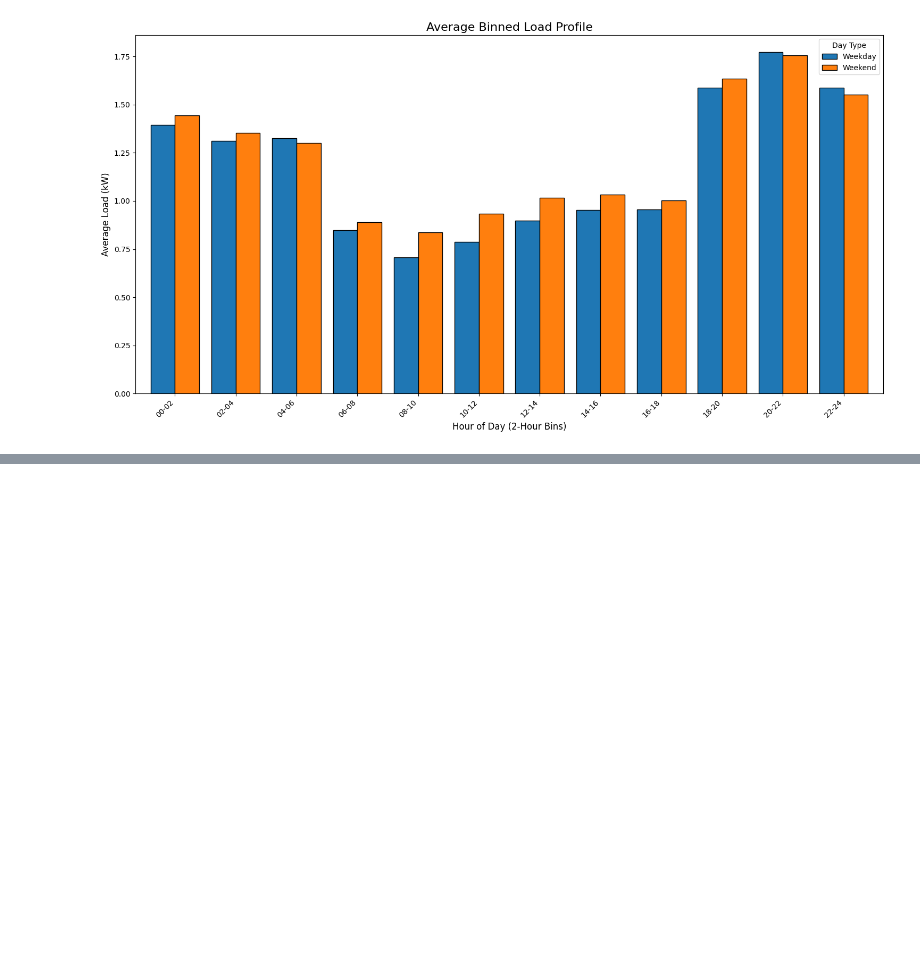
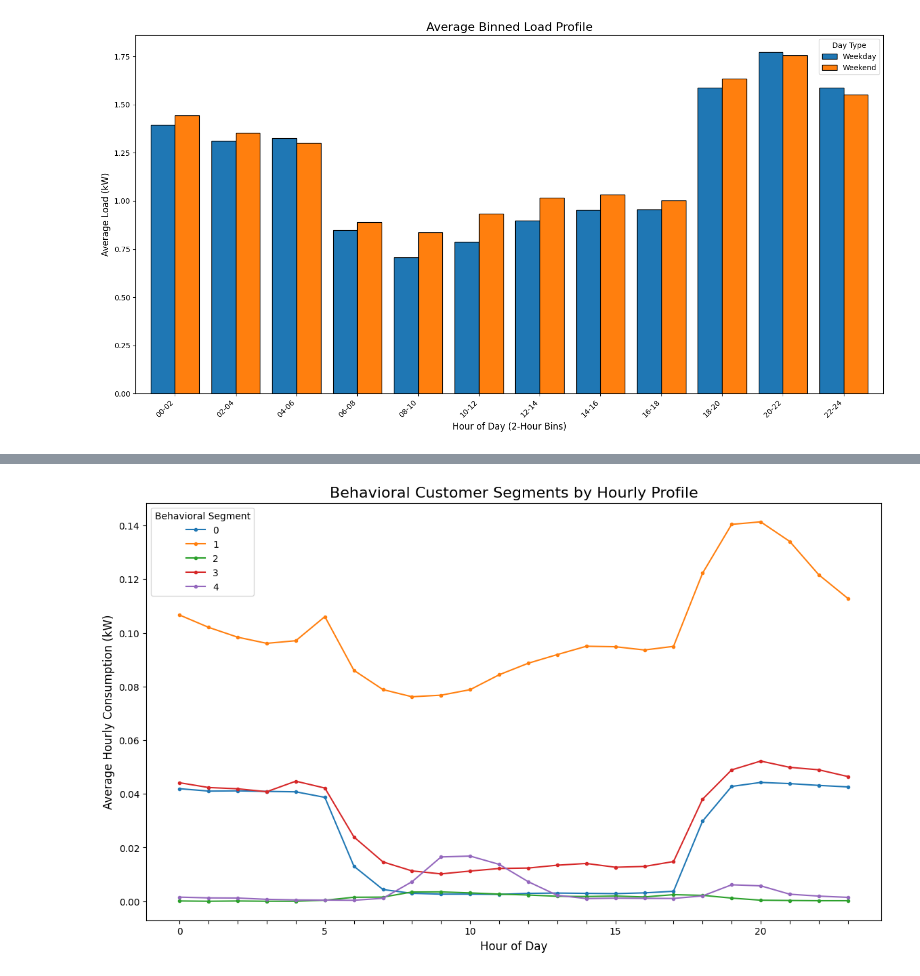
Before and after one commit to MrCupid75/Onaa-Mini-Grid-Customer-Segmentation, a Jupyter notebook: Daily Electricity Usage/main.ipynb, the cells around one changed output, grey strips where cells are left out. Drawn from its saved outputs; the diff is of its cells as text; code cells hidden in the pictures; blank space fills up the shorter version.

```diff
--- a/Daily Electricity Usage/main.ipynb
+++ b/Daily Electricity Usage/main.ipynb
@@ -263,0 +345,9 @@ plt.show()
+# %%
+OPTIMAL_K = 5
+
+kmeans = KMeans(n_clusters=OPTIMAL_K, random_state=42, n_init=10)
+clusters = kmeans.fit_predict(x_scaled)
+
+profiles_normalized['behavioral_cluster'] = clusters
+
+print(f"\nSuccessfully segmented customers into {OPTIMAL_K} behavioral clusters.")
@@ -263,0 +356,6 @@ plt.show()
+# %%
+avg_profiles_df['behavioral_cluster'] = clusters
+
+cluster_profile = avg_profiles_df.groupby('behavioral_cluster').mean()
+
+cluster_profile
@@ -263,0 +371,11 @@ plt.show()
+# %%
+cluster_profile.T.plot(figsize=(14, 8), marker='.')
+
+plt.title('Behavioral Customer Segments by Hourly Profile', fontsize=16)
+plt.xlabel('Hour of Day', fontsize=12)
+plt.ylabel('Average Hourly Consumption (kW)', fontsize=12)
+plt.xticks(range(0, 24))
+plt.legend(title='Behavioral Segment')
+plt.show()
+# %% [output]
+[figure, added]
```
Also changed, not shown: parts of 14 cells of this notebook, 2 other files.
